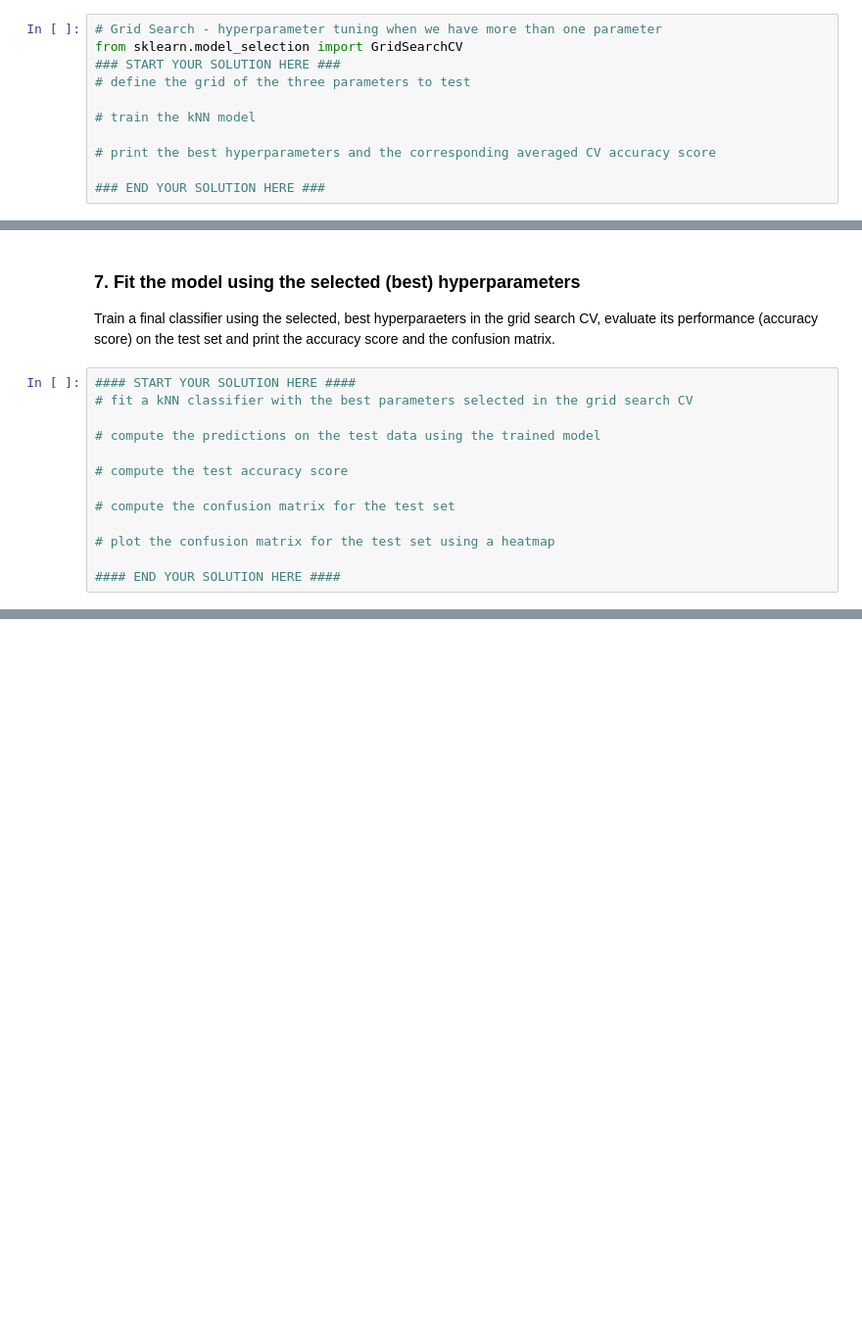
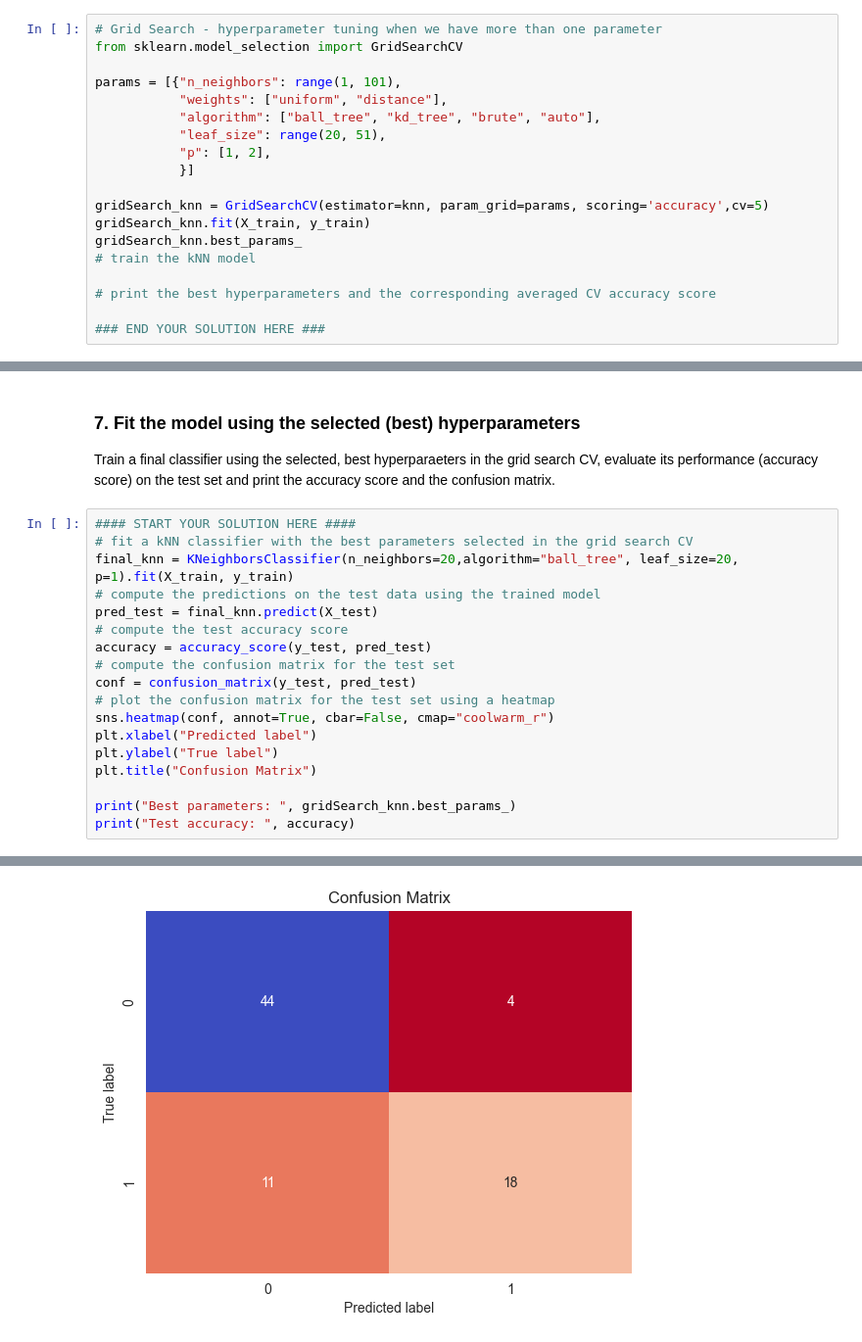
Before and after one commit to dave1b/FTP_MachLe, a Jupyter notebook: Exercise03/Exercise3_KNN_ModelSelection_Assignment.ipynb, the cells around one changed output, grey strips where cells are left out. Shown: that part at 98% size. Drawn from its saved outputs; the diff is of its cells as text; blank space fills up the shorter version.

Commit message:
week 3 - solution of KNN assignment

```diff
--- a/Exercise03/Exercise3_KNN_ModelSelection_Assignment.ipynb
+++ b/Exercise03/Exercise3_KNN_ModelSelection_Assignment.ipynb
@@ -151,9 +174,17 @@ Find which hyperparameters `n_neighbors` (for the range 1 to 100), `p` (L1 or L2
 # %%
 # Grid Search - hyperparameter tuning when we have more than one parameter
 from sklearn.model_selection import GridSearchCV
-### START YOUR SOLUTION HERE ###
-# define the grid of the three parameters to test
 
+params = [{"n_neighbors": range(1, 101),
+           "weights": ["uniform", "distance"],
+           "algorithm": ["ball_tree", "kd_tree", "brute", "auto"],
+           "leaf_size": range(20, 51),
+           "p": [1, 2],
+           }]
+
+gridSearch_knn = GridSearchCV(estimator=knn, param_grid=params, scoring='accuracy',cv=5)
+gridSearch_knn.fit(X_train, y_train)
+gridSearch_knn.best_params_
 # train the kNN model
 
 # print the best hyperparameters and the corresponding averaged CV accuracy score
@@ -165,13 +222,19 @@ Train a final classifier using the selected, best hyperparaeters in the grid sea
 # %%
 #### START YOUR SOLUTION HERE ####
 # fit a kNN classifier with the best parameters selected in the grid search CV
+final_knn = KNeighborsClassifier(n_neighbors=20,algorithm="ball_tree", leaf_size=20, p=1).fit(X_train, y_train)
+# compute the predictions on the test data using the trained model
+pred_test = final_knn.predict(X_test)
+# compute the test accuracy score
+accuracy = accuracy_score(y_test, pred_test)
+# compute the confusion matrix for the test set
+conf = confusion_matrix(y_test, pred_test)
+# plot the confusion matrix for the test set using a heatmap
+sns.heatmap(conf, annot=True, cbar=False, cmap="coolwarm_r")
+plt.xlabel("Predicted label")
+plt.ylabel("True label")
+plt.title("Confusion Matrix")
 
-# compute the predictions on the test data using the trained model
-
-# compute the test accuracy score
-
-# compute the confusion matrix for the test set
-
-# plot the confusion matrix for the test set using a heatmap
-
-#### END YOUR SOLUTION HERE ####
+print("Best parameters: ", gridSearch_knn.best_params_)
+print("Test accuracy: ", accuracy)
+# %% [output]
@@ -177,0 +243 @@ Train a final classifier using the selected, best hyperparaeters in the grid sea
+[figure, added]
```
Also changed, not shown: parts of 9 cells of this notebook.
